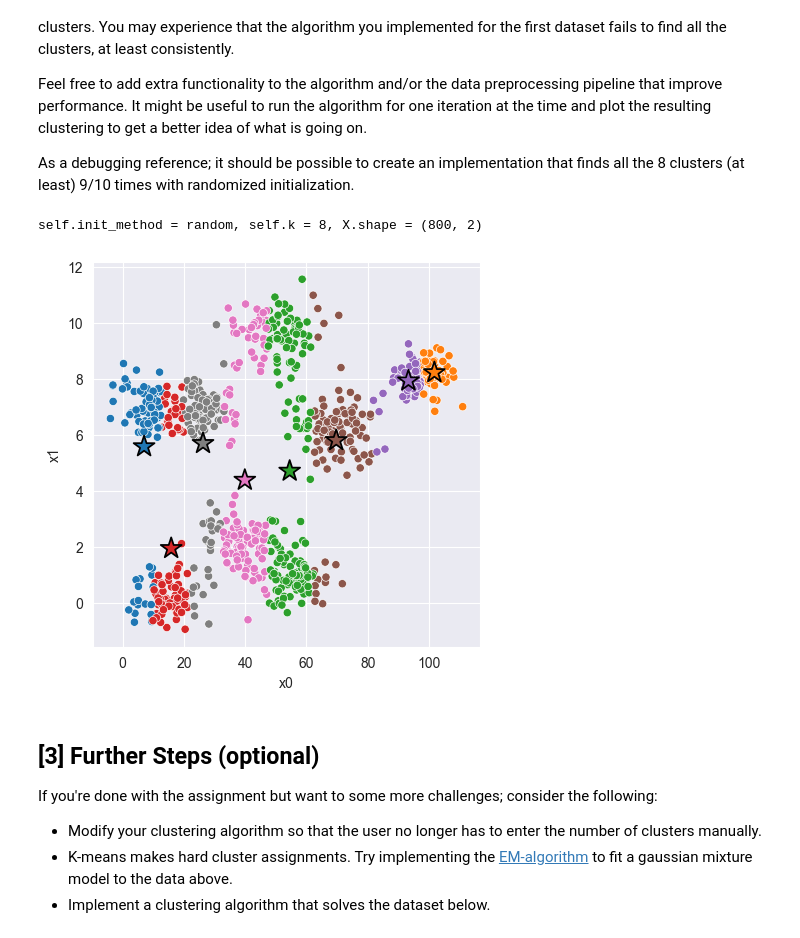
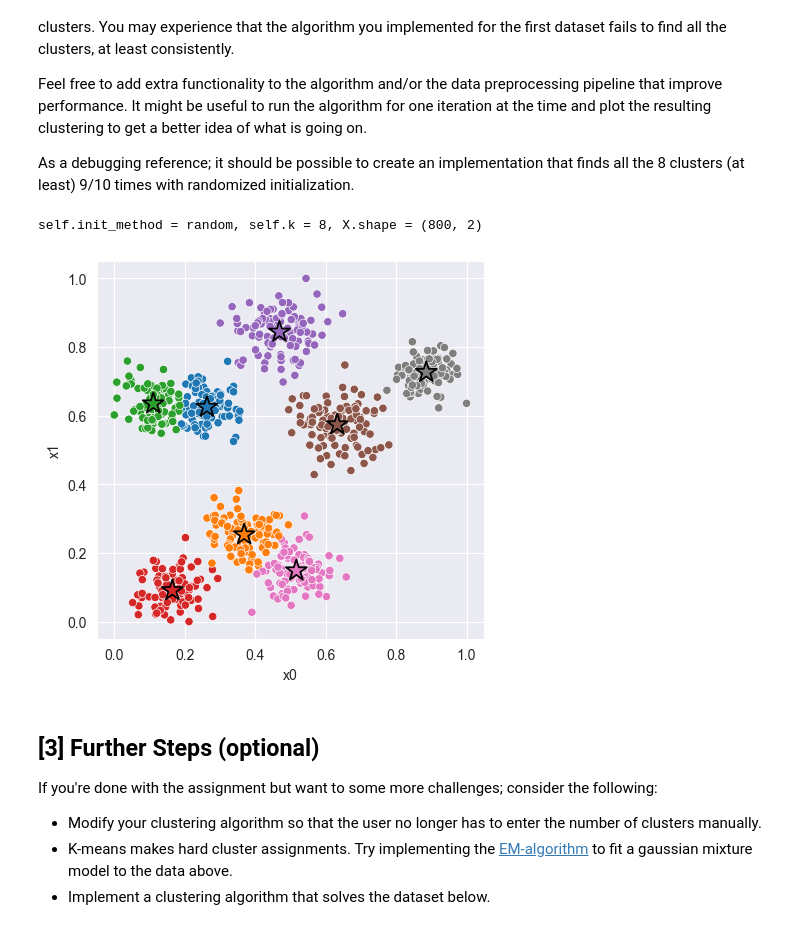
Before and after one commit to SverreNystad/TDT-4173-2023-task-1, a Jupyter notebook: k_means/experiment.ipynb, the cells around one changed output. Drawn from its saved outputs; the diff is of its cells as text; code cells hidden in the pictures.

Commit message:
Feat:  Add feature engineering to data

```diff
--- a/k_means/experiment.ipynb
+++ b/k_means/experiment.ipynb
@@ -130,24 +130,25 @@ As a debugging reference; it should be possible to create an implementation that
 # %%
 # Fit Model
 X = data_2[['x0', 'x1']]
 model_2 = km.KMeans(k=8)  # <-- Feel free to add hyperparameters
+X = km.feature_engineering(X)
 model_2.fit(X)
 
 # Compute Silhouette Score
 z = model_2.predict(X)
 # print(f'Distortion: {km.euclidean_distortion(X, z) :.3f}')
 # print(f'Silhouette Score: {km.euclidean_silhouette(X, z) :.3f}')
 
 # Plot cluster assignments
 C = model_2.get_centroids()
 K = len(C)
 _, ax = plt.subplots(figsize=(5, 5), dpi=100)
 sns.scatterplot(x='x0', y='x1', hue=z, hue_order=range(K), palette='tab10', data=X, ax=ax)
 sns.scatterplot(x=C[:,0], y=C[:,1], hue=range(K), palette='tab10', marker='*', s=250, edgecolor='black', ax=ax)
 ax.legend().remove()
 # %% [output]
 self.init_method = random, self.k = 8, X.shape = (800, 2)
-[figure, old version]
+[figure, new version]
 # %% [markdown]
 ## [3] Further Steps (optional)
 
```
Also changed, not shown: parts of 4 cells of this notebook.
